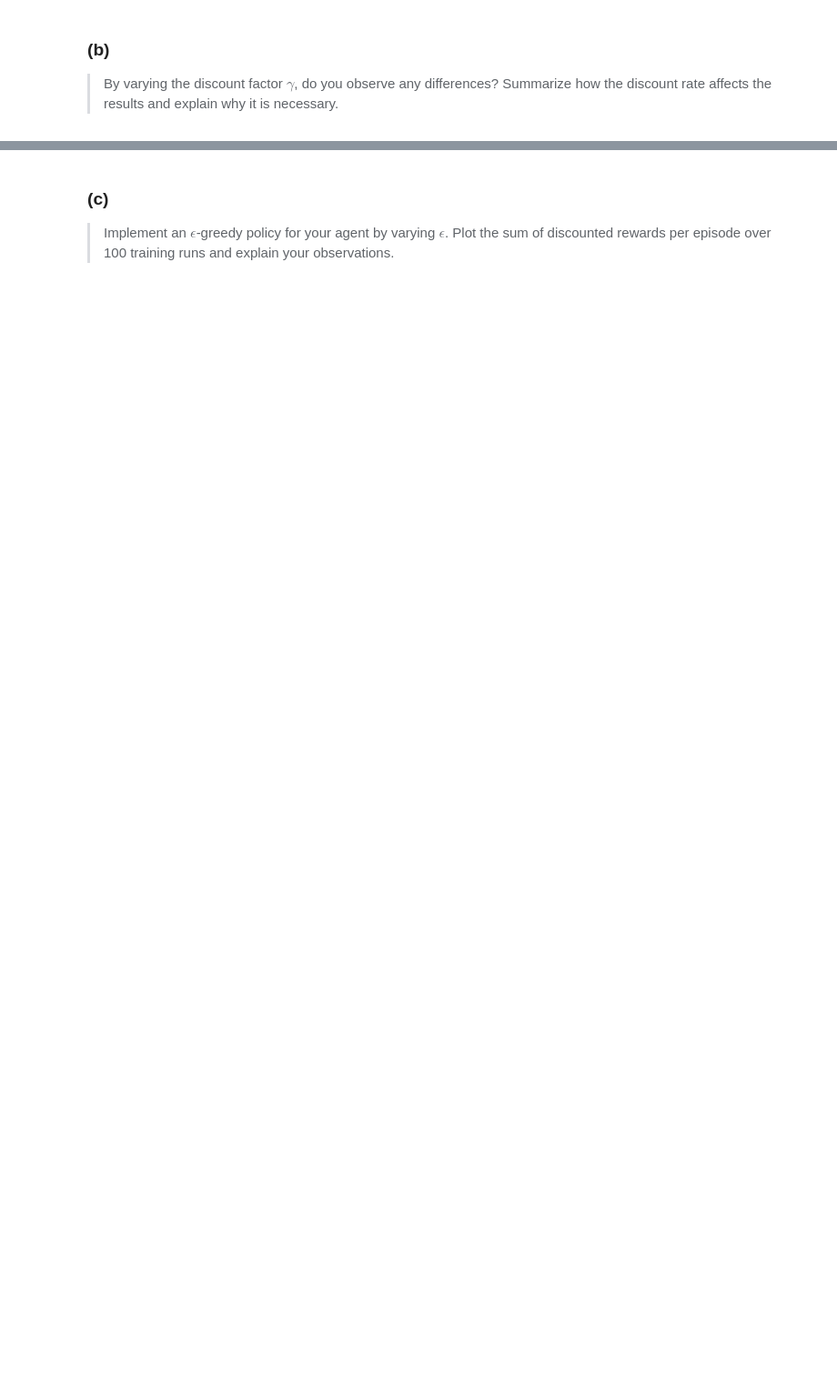
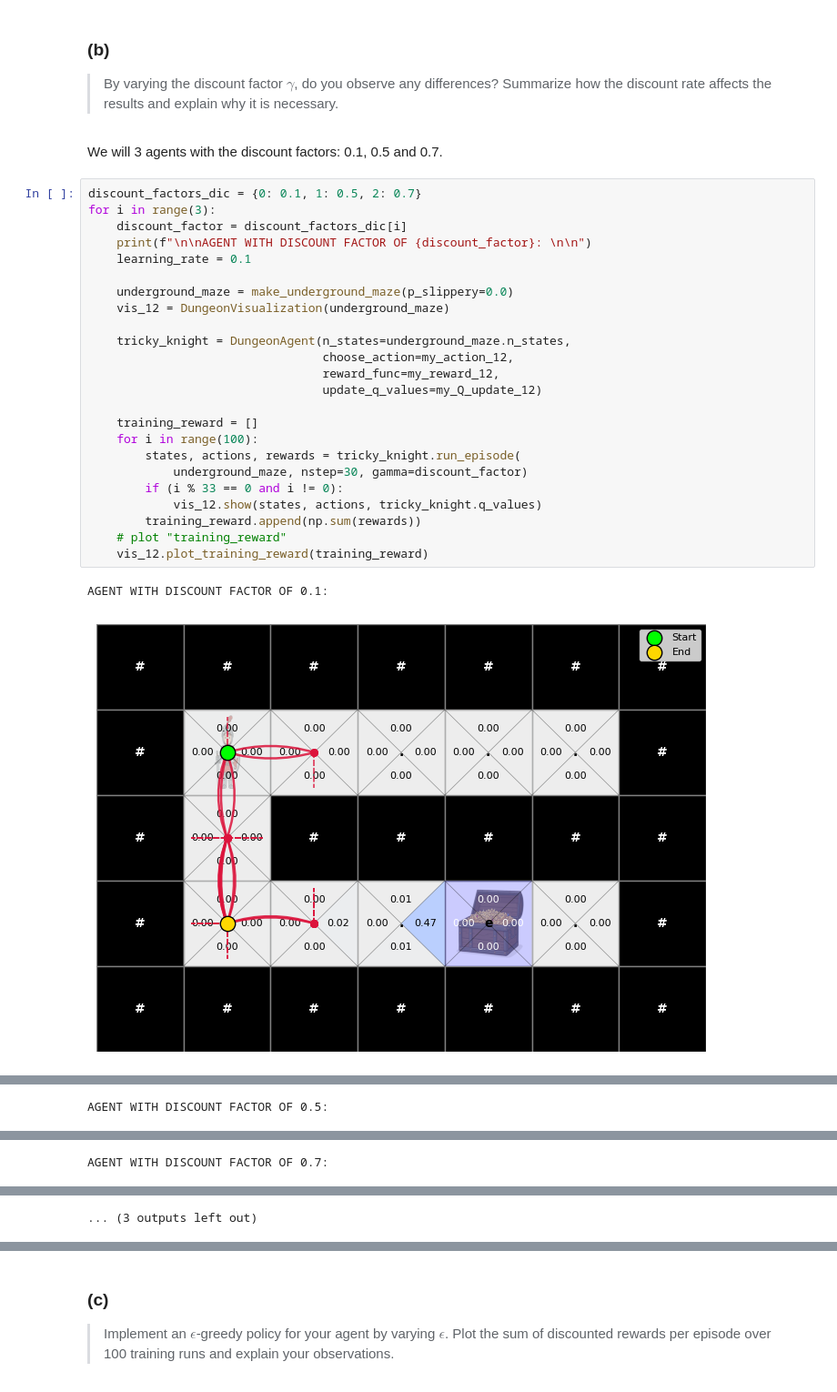
Before and after one commit to OFCLeoS/iml_2026, a Jupyter notebook: homework_2.ipynb, the cells around one changed output, grey strips where cells are left out. Shown at 91% size. Cells and saved outputs as stored; diff of their text form; blank space fills up the shorter version.

```diff
--- a/homework_2.ipynb
+++ b/homework_2.ipynb
@@ -101,3 +140,32 @@ IndentationError: expected an indented block after function definition on line 9
 # %% [markdown]
 ### (b)
 > By varying the discount factor $\gamma$, do you observe any differences? Summarize how the discount rate affects the results and explain why it is necessary.
+# %% [markdown]
+We will 3 agents with the discount factors: 0.1, 0.5 and 0.7.
+# %%
+discount_factors_dic = {0: 0.1, 1: 0.5, 2: 0.7}
+for i in range(3):
+    discount_factor = discount_factors_dic[i]
+    print(f"\n\nAGENT WITH DISCOUNT FACTOR OF {discount_factor}: \n\n")
+    learning_rate = 0.1
+
+    underground_maze = make_underground_maze(p_slippery=0.0)
+    vis_12 = DungeonVisualization(underground_maze)
+
+    tricky_knight = DungeonAgent(n_states=underground_maze.n_states,
+                                 choose_action=my_action_12,
+                                 reward_func=my_reward_12,
+                                 update_q_values=my_Q_update_12)
+
+    training_reward = []
+    for i in range(100):
+        states, actions, rewards = tricky_knight.run_episode(
+            underground_maze, nstep=30, gamma=discount_factor)
+        if (i % 33 == 0 and i != 0):
+            vis_12.show(states, actions, tricky_knight.q_values)
+        training_reward.append(np.sum(rewards))
+    # plot "training_reward"
+    vis_12.plot_training_reward(training_reward)
+# %% [output]
+AGENT WITH DISCOUNT FACTOR OF 0.1:
+[figure, added]
@@ -103,0 +175 @@ IndentationError: expected an indented block after function definition on line 9
+AGENT WITH DISCOUNT FACTOR OF 0.5:
@@ -103,0 +180 @@ IndentationError: expected an indented block after function definition on line 9
+AGENT WITH DISCOUNT FACTOR OF 0.7:
@@ -103,0 +182 @@ IndentationError: expected an indented block after function definition on line 9
+... (3 outputs left out)
```
Also changed, not shown: parts of 9 cells of this notebook.
